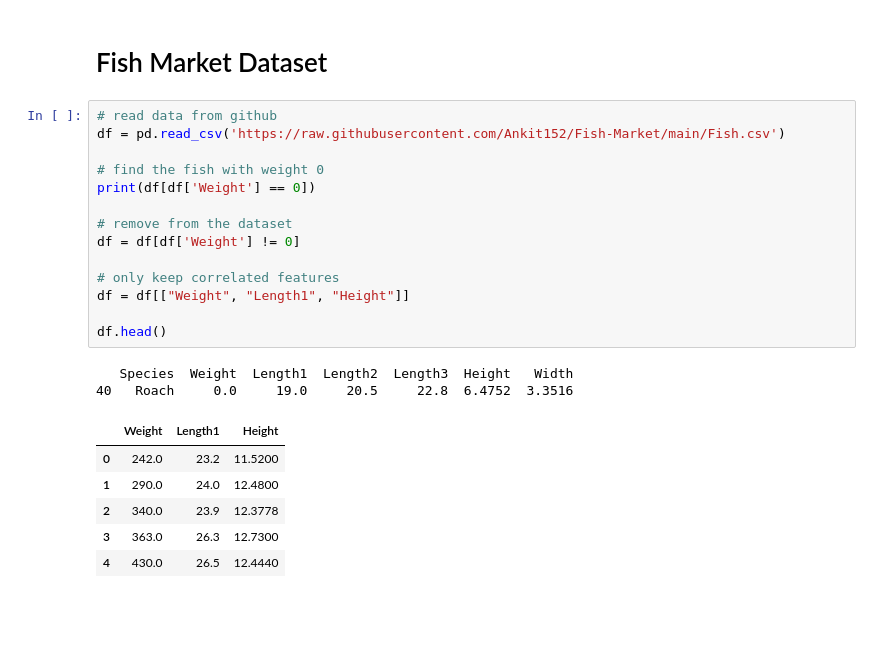
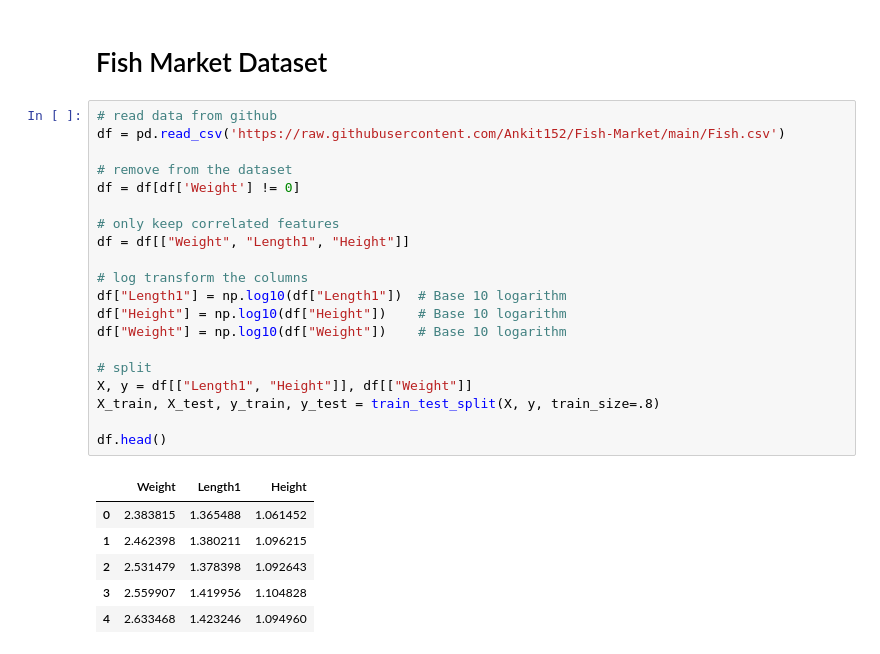
Before and after one commit to UlrikThygePedersen/BayesianStatistics, a Jupyter notebook: PyMC.ipynb, the cells around one changed output. Drawn from its saved outputs; the diff is of its cells as text; blank space fills up the shorter version.

```diff
--- a/PyMC.ipynb
+++ b/PyMC.ipynb
@@ -103,23 +108,27 @@ az.summary(idata, round_to=2)
 # %%
 # read data from github
 df = pd.read_csv('https://raw.githubusercontent.com/Ankit152/Fish-Market/main/Fish.csv')
-
-# find the fish with weight 0
-print(df[df['Weight'] == 0])
 
 # remove from the dataset
 df = df[df['Weight'] != 0]
 
 # only keep correlated features
 df = df[["Weight", "Length1", "Height"]]
 
+# log transform the columns
+df["Length1"] = np.log10(df["Length1"])  # Base 10 logarithm
+df["Height"] = np.log10(df["Height"])    # Base 10 logarithm
+df["Weight"] = np.log10(df["Weight"])    # Base 10 logarithm
+
+# split
+X, y = df[["Length1", "Height"]], df[["Weight"]]
+X_train, X_test, y_train, y_test = train_test_split(X, y, train_size=.8)
+
 df.head()
 # %% [output]
-   Species  Weight  Length1  Length2  Length3  Height   Width
-40   Roach     0.0     19.0     20.5     22.8  6.4752  3.3516
 |  | Weight | Length1 | Height |
-| 0 | 242.0 | 23.2 | 11.5200 |
-| 1 | 290.0 | 24.0 | 12.4800 |
-| 2 | 340.0 | 23.9 | 12.3778 |
-| 3 | 363.0 | 26.3 | 12.7300 |
-| 4 | 430.0 | 26.5 | 12.4440 |
+| 0 | 2.383815 | 1.365488 | 1.061452 |
+| 1 | 2.462398 | 1.380211 | 1.096215 |
+| 2 | 2.531479 | 1.378398 | 1.092643 |
+| 3 | 2.559907 | 1.419956 | 1.104828 |
+| 4 | 2.633468 | 1.423246 | 1.094960 |
```
Also changed, not shown: parts of 9 cells of this notebook, 2 other files.
